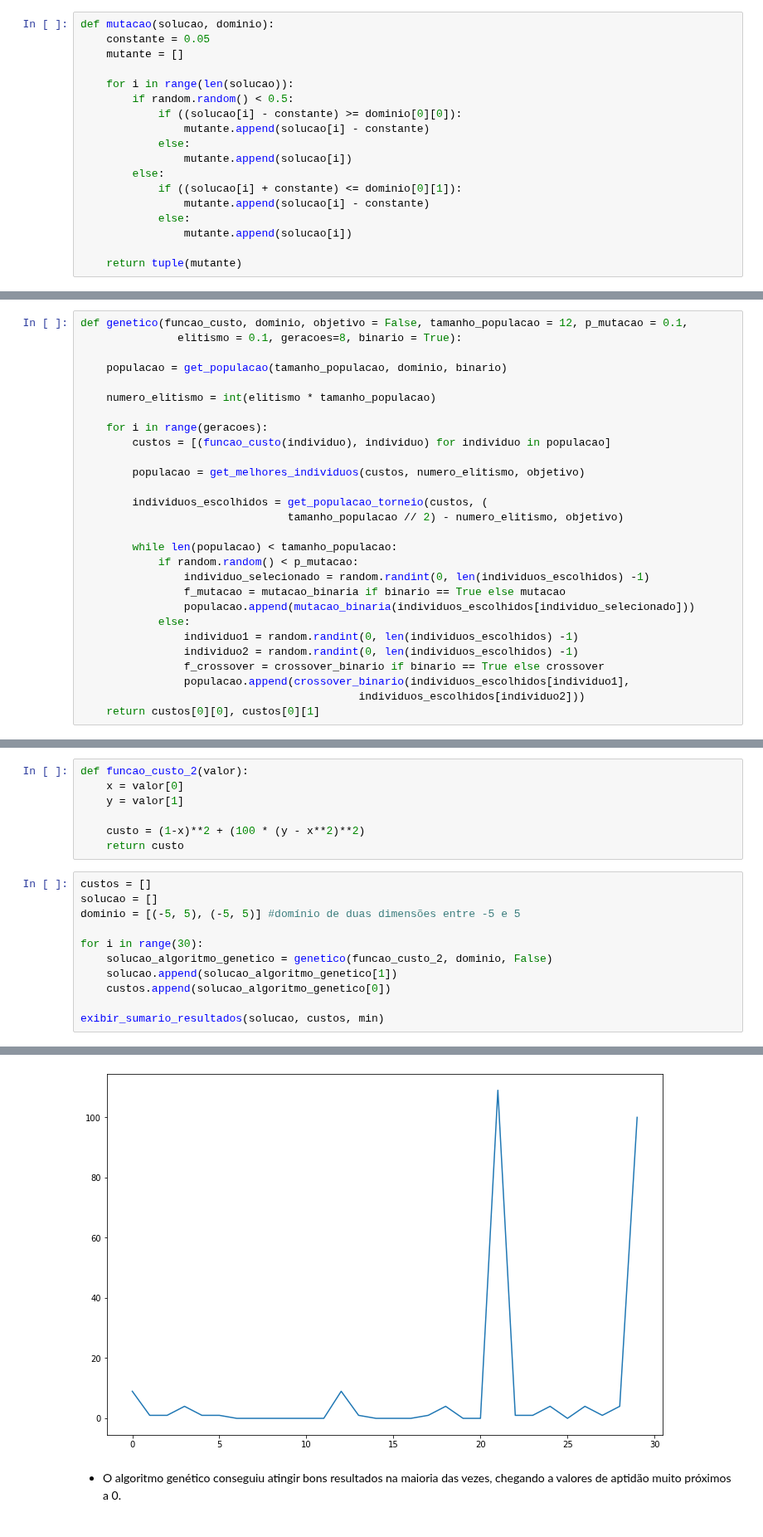
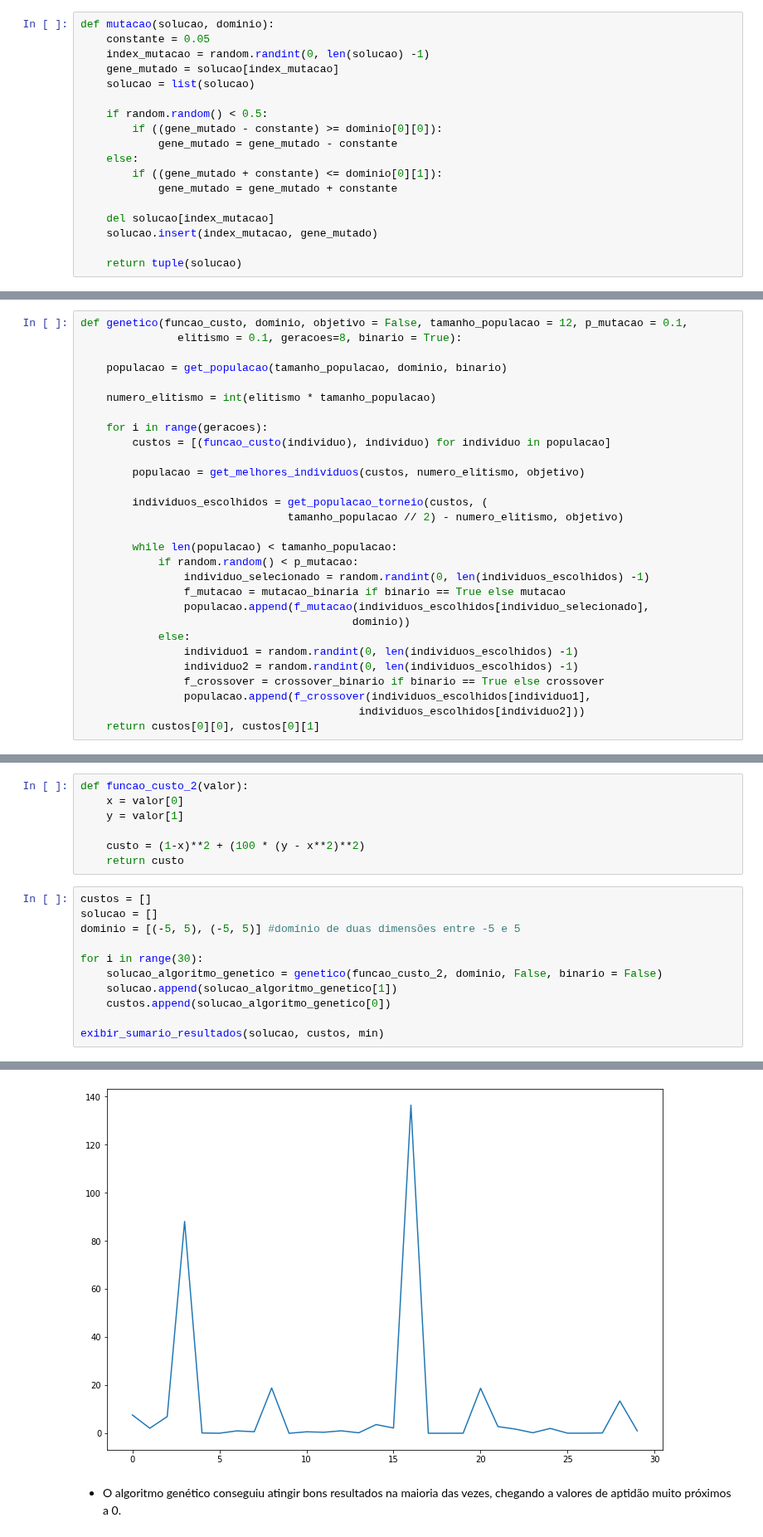
Before and after one commit to AlvaroCavalcante/computacao-bioinspirada, a Jupyter notebook: Computação inspirada pela natureza.ipynb, the cells around one changed output, grey strips where cells are left out. Shown at 83% size. Saved outputs shown, nothing was run; the diff lists cells and outputs as text.

Commit message:
adaptações necessárias devido ao algoritmo genérico

```diff
--- a/Computação inspirada pela natureza.ipynb
+++ b/Computação inspirada pela natureza.ipynb
@@ -345,21 +346,21 @@ Por fim, chegamos ao algoritmo genético para tentar resolver esse problema.
 # %%
 def mutacao(solucao, dominio):
     constante = 0.05
-    mutante = []
+    index_mutacao = random.randint(0, len(solucao) -1)
+    gene_mutado = solucao[index_mutacao]
+    solucao = list(solucao)
 
-    for i in range(len(solucao)):
-        if random.random() < 0.5:
-            if ((solucao[i] - constante) >= dominio[0][0]):
-                mutante.append(solucao[i] - constante)
-            else:
-                mutante.append(solucao[i])
-        else:
-            if ((solucao[i] + constante) <= dominio[0][1]):
-                mutante.append(solucao[i] - constante)
-            else:
-                mutante.append(solucao[i])
+    if random.random() < 0.5:
+        if ((gene_mutado - constante) >= dominio[0][0]):
+            gene_mutado = gene_mutado - constante
+    else:
+        if ((gene_mutado + constante) <= dominio[0][1]):
+            gene_mutado = gene_mutado + constante
 
-    return tuple(mutante)
+    del solucao[index_mutacao]
+    solucao.insert(index_mutacao, gene_mutado)
+
+    return tuple(solucao)
 # %% [markdown]
 ### crossover
 - Técnica onde os indivíduos da população compartilham os genes, distribuindo as características entre eles.
@@ -443,12 +444,13 @@ def genetico(funcao_custo, dominio, objetivo = False, tamanho_populacao = 12, p_
             if random.random() < p_mutacao:
                 individuo_selecionado = random.randint(0, len(individuos_escolhidos) -1)
                 f_mutacao = mutacao_binaria if binario == True else mutacao
-                populacao.append(mutacao_binaria(individuos_escolhidos[individuo_selecionado]))
+                populacao.append(f_mutacao(individuos_escolhidos[individuo_selecionado],
+                                          dominio))
             else:
                 individuo1 = random.randint(0, len(individuos_escolhidos) -1)
                 individuo2 = random.randint(0, len(individuos_escolhidos) -1)
                 f_crossover = crossover_binario if binario == True else crossover
-                populacao.append(crossover_binario(individuos_escolhidos[individuo1],
+                populacao.append(f_crossover(individuos_escolhidos[individuo1],
                                            individuos_escolhidos[individuo2]))
     return custos[0][0], custos[0][1]
 # %%
@@ -498,7 +500,7 @@ solucao = []
 dominio = [(-5, 5), (-5, 5)] #domínio de duas dimensões entre -5 e 5
 
 for i in range(30):
-    solucao_algoritmo_genetico = genetico(funcao_custo_2, dominio, False)
+    solucao_algoritmo_genetico = genetico(funcao_custo_2, dominio, False, binario = False)
     solucao.append(solucao_algoritmo_genetico[1])
     custos.append(solucao_algoritmo_genetico[0])
 
@@ -511,4 +513,4 @@ Desvio padrão: 25.785956556923683
-[figure, old version]
+[figure, new version]
 # %% [markdown]
 - O algoritmo genético conseguiu atingir bons resultados na maioria das vezes, chegando a valores de aptidão muito próximos a 0.
 # %% [markdown]
```
Also changed, not shown: parts of 18 cells of this notebook.
